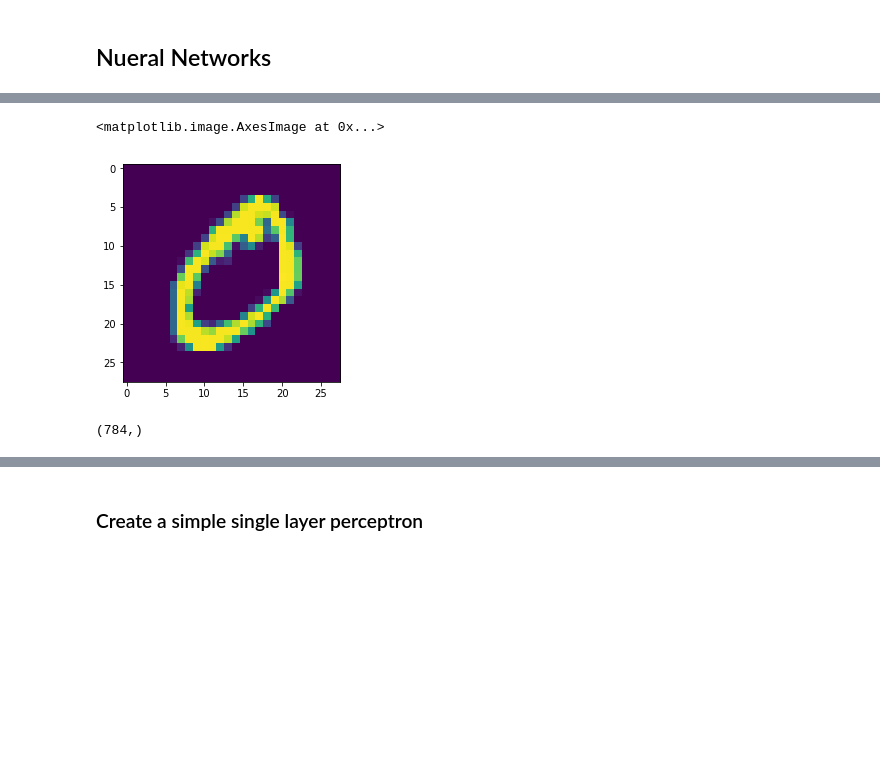
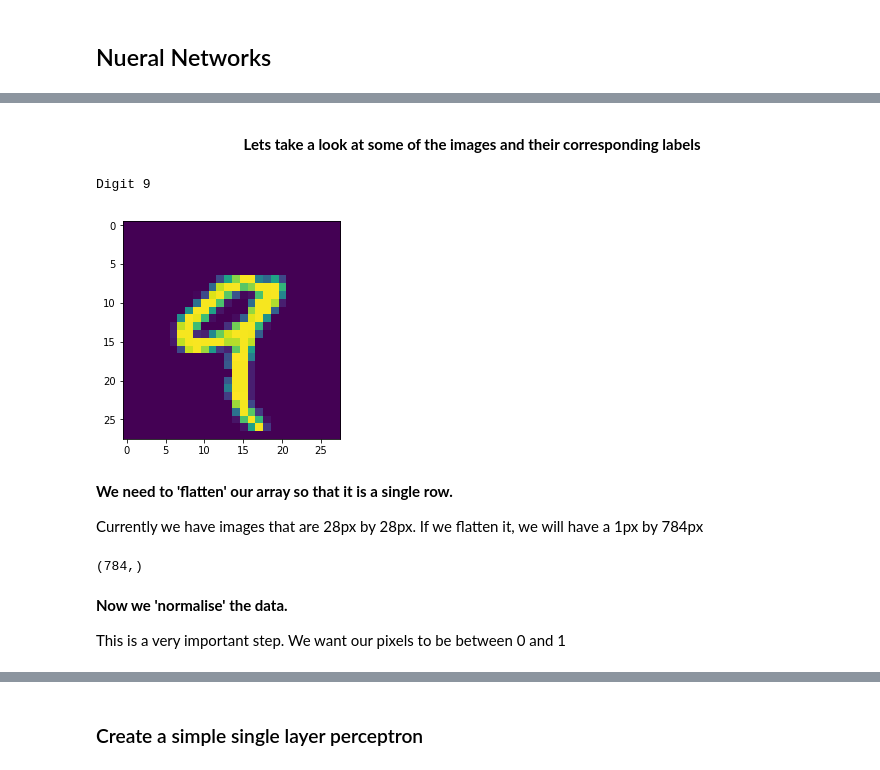
Before and after one commit to CurtinIDS/cic-ml-intermediate-workshop, a Jupyter notebook: machine_learning.ipynb, the cells around one changed output, grey strips where cells are left out. Drawn from its saved outputs; the diff is of its cells as text; code cells hidden in the pictures; blank space fills up the shorter version.

```diff
--- a/machine_learning.ipynb
+++ b/machine_learning.ipynb
@@ -58,12 +56,18 @@ Using TensorFlow backend.
-# %%
-pylab.imshow(x_train[1])
-# %% [output]
-<matplotlib.image.AxesImage at 0x...>
-[figure, removed]
-# %%
-x_train[0].flatten().shape
-# %% [output]
-(784,)
+# %% [markdown]
+<b> <center> Lets take a look at some of the images and their corresponding labels
+# %%
+image_number = 4  # Change me to see the different digits and their labels
+
+pylab.imshow(x_train[image_number])
+print("Digit {}".format(y_train[image_number]))
+print("")  # just give us some space
+# %% [output]
+Digit 9
+[figure, added]
+# %% [markdown]
+<b>We need to 'flatten' our array so that it is a single row.
+
+Currently we have images that are 28px by 28px.  If we flatten it, we will have a 1px by 784px
 # %%
 # flatten 28*28 images to a 784 vector for each image
 num_pixels = x_train.shape[1] * x_train.shape[2]
@@ -74,0 +76,8 @@ x_test = x_test / 255
+# %%
+print(x_train[image_number].shape)
+# %% [output]
+(784,)
+# %% [markdown]
+<b> Now we 'normalise' the data.
+
+This is a very important step.  We want our pixels to be between 0 and 1
```
Also changed, not shown: parts of 7 cells of this notebook.
